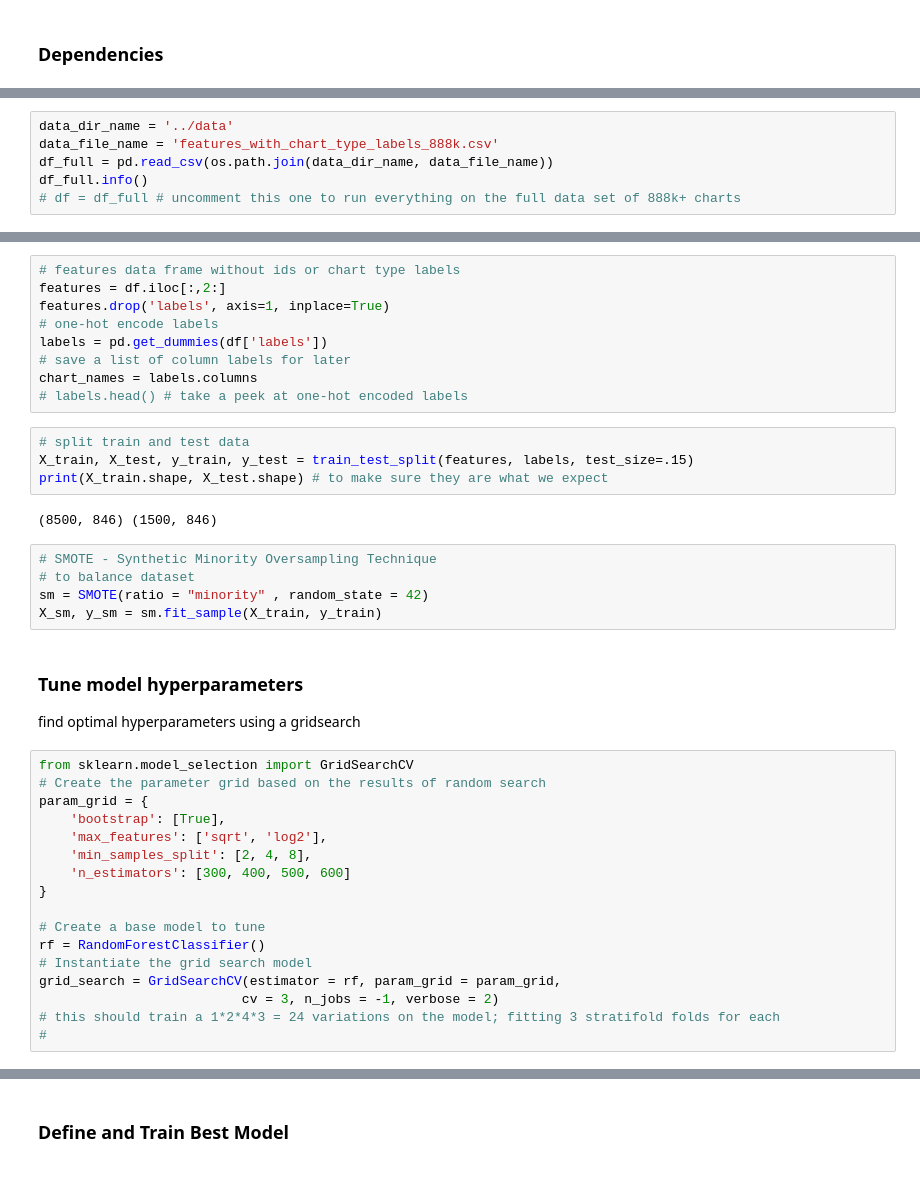
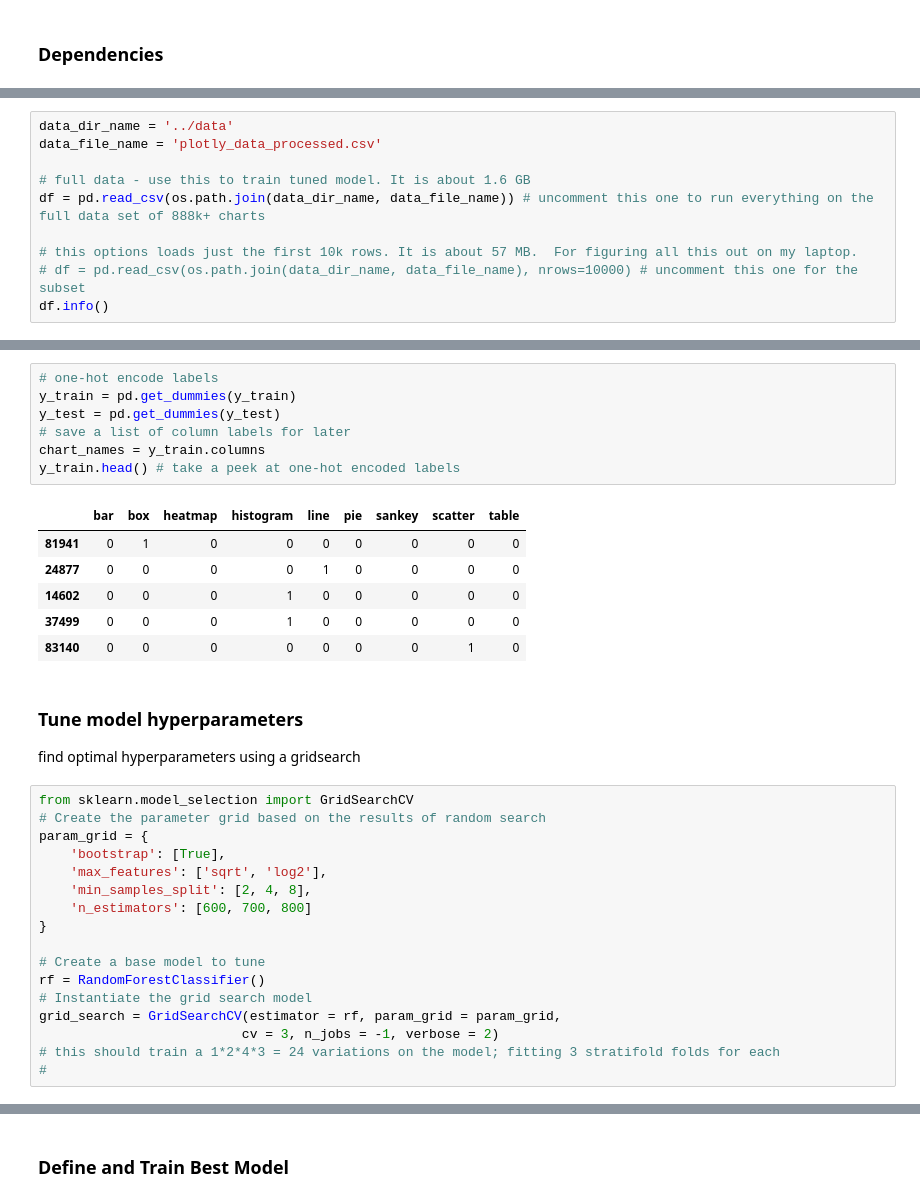
Before and after one commit to devonds/viz, a Jupyter notebook: notebooks/Predict_Chart_Type_RF.ipynb, the cells around one changed output, grey strips where cells are left out. Cells and saved outputs as stored; diff of their text form.

```diff
--- a/notebooks/Predict_Chart_Type_RF.ipynb
+++ b/notebooks/Predict_Chart_Type_RF.ipynb
@@ -32,8 +39,12 @@ Start there, or download features_with_9_chart_type_labels_888k.csv here (still
 # %%
 data_dir_name = '../data'
-data_file_name = 'features_with_chart_type_labels_888k.csv'
-df_full = pd.read_csv(os.path.join(data_dir_name, data_file_name))
-df_full.info()
-# df = df_full # uncomment this one to run everything on the full data set of 888k+ charts
+data_file_name = 'plotly_data_processed.csv'
+
+# full data - use this to train tuned model. It is about 1.6 GB
+df = pd.read_csv(os.path.join(data_dir_name, data_file_name)) # uncomment this one to run everything on the full data set of 888k+ charts
+
+# this options loads just the first 10k rows. It is about 57 MB.  For figuring all this out on my laptop.
+# df = pd.read_csv(os.path.join(data_dir_name, data_file_name), nrows=10000) # uncomment this one for the subset
+df.info()
 # %% [output]
 <class 'pandas.core.frame.DataFrame'>
@@ -54,23 +117,17 @@ df = df_full.sample(n=subset_size, replace=False, weights=label_weights, random_
 # %%
-# features data frame without ids or chart type labels
-features = df.iloc[:,2:]
-features.drop('labels', axis=1, inplace=True)
 # one-hot encode labels
-labels = pd.get_dummies(df['labels'])
+y_train = pd.get_dummies(y_train)
+y_test = pd.get_dummies(y_test)
 # save a list of column labels for later
-chart_names = labels.columns
-# labels.head() # take a peek at one-hot encoded labels
+chart_names = y_train.columns
+y_train.head() # take a peek at one-hot encoded labels
+# %% [output]
+|  | bar | box | heatmap | histogram | line | pie | sankey | scatter | table |
+| 81941 | 0 | 1 | 0 | 0 | 0 | 0 | 0 | 0 | 0 |
+| 24877 | 0 | 0 | 0 | 0 | 1 | 0 | 0 | 0 | 0 |
+| 14602 | 0 | 0 | 0 | 1 | 0 | 0 | 0 | 0 | 0 |
+| 37499 | 0 | 0 | 0 | 1 | 0 | 0 | 0 | 0 | 0 |
+| 83140 | 0 | 0 | 0 | 0 | 0 | 0 | 0 | 1 | 0 |
-# %%
-# split train and test data
-X_train, X_test, y_train, y_test = train_test_split(features, labels, test_size=.15)
-print(X_train.shape, X_test.shape) # to make sure they are what we expect
-# %% [output]
-(8500, 846) (1500, 846)
-# %%
-# SMOTE - Synthetic Minority Oversampling Technique
-# to balance dataset
-sm = SMOTE(ratio = "minority" , random_state = 42)
-X_sm, y_sm = sm.fit_sample(X_train, y_train)
 # %% [markdown]
 ### Tune model hyperparameters
 find optimal hyperparameters using a gridsearch
@@ -81,7 +138,7 @@ param_grid = {
     'bootstrap': [True],
     'max_features': ['sqrt', 'log2'],
     'min_samples_split': [2, 4, 8],
-    'n_estimators': [300, 400, 500, 600]
+    'n_estimators': [600, 700, 800]
 }
 
 # Create a base model to tune
```
Also changed, not shown: parts of 23 cells of this notebook, 20 other files.
